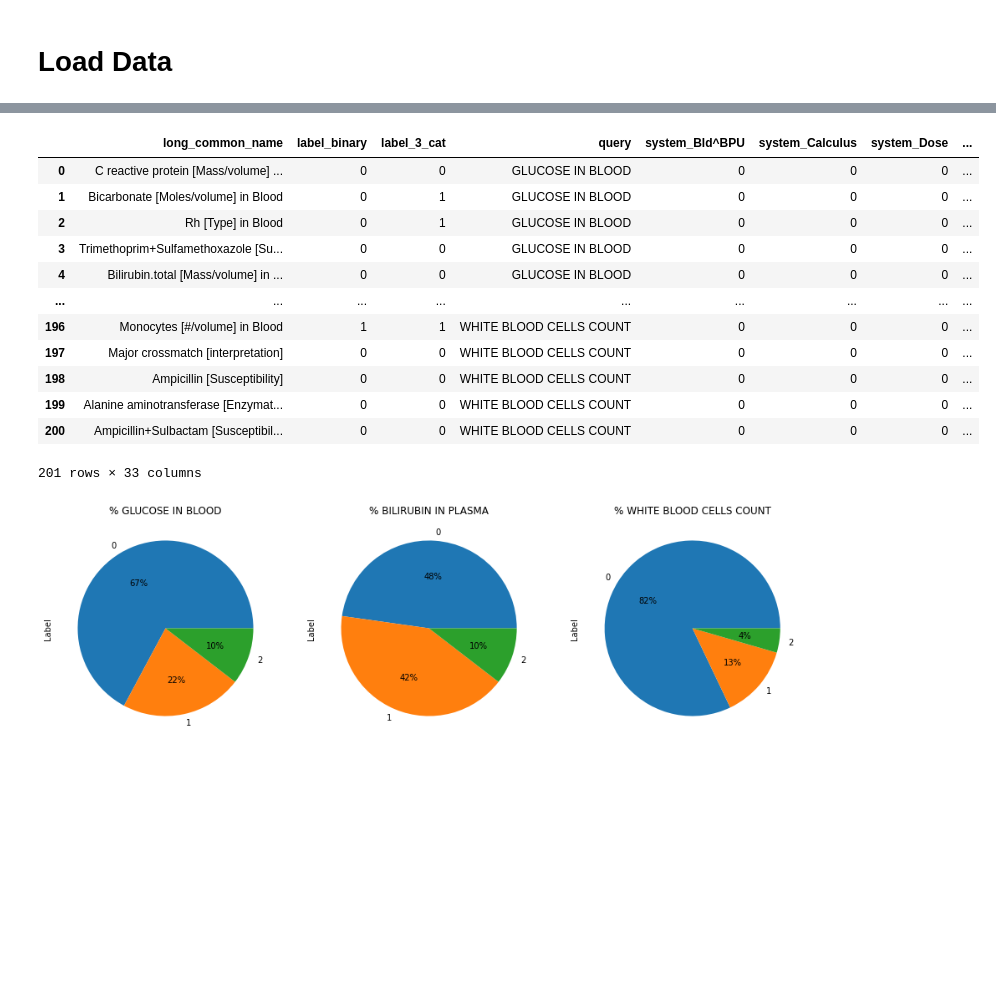
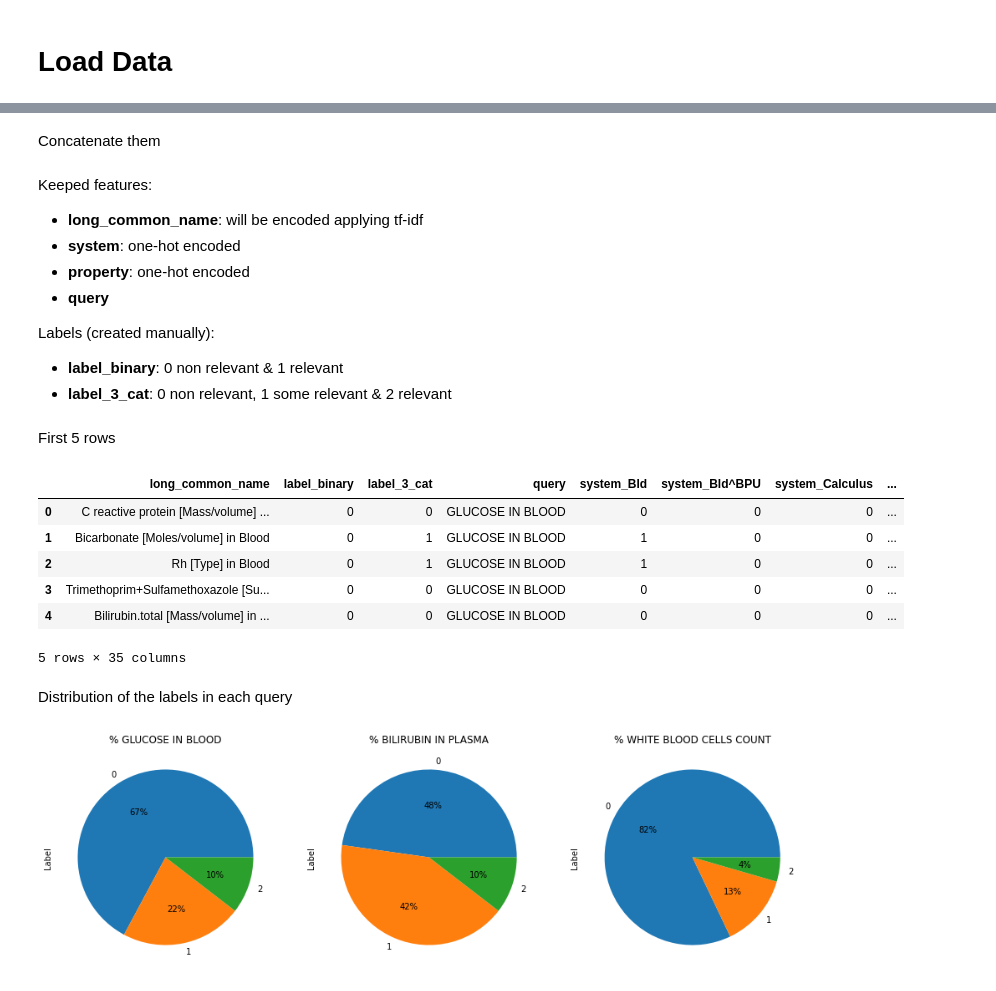
Before and after one commit to Jaimemorillo/Pointwise-ML-Ranking, a Jupyter notebook: Pointwise_LOINC.ipynb, the cells around one changed output, grey strips where cells are left out. Drawn from its saved outputs; the diff is of its cells as text; code cells hidden in the pictures; blank space fills up the shorter version.

```diff
--- a/Pointwise_LOINC.ipynb
+++ b/Pointwise_LOINC.ipynb
@@ -35,30 +39,40 @@ tqdm.pandas()
 df_glucose = pd.read_csv('loinc_dataset-glucose-in-blood.csv', sep=';')
 df_bilirubin = pd.read_csv('loinc_dataset-bilirubin-in-plasma.csv', sep=';')
 df_white_blood_cells = pd.read_csv('loinc_dataset-white-blood-cells-count.csv', sep=';')
+# %% [markdown]
+Concatenate them
 # %%
 df = pd.concat([df_glucose, df_bilirubin, df_white_blood_cells])
 df = df.reset_index(drop=True)
+# %% [markdown]
+Keeped features:
+- **long_common_name**: will be encoded applying tf-idf
+- **system**: one-hot encoded
+- **property**: one-hot encoded
+- **query**
+
+Labels (created manually):
+- **label_binary**: 0 non relevant & 1 relevant
+- **label_3_cat**: 0 non relevant, 1 some relevant & 2 relevant
 # %%
 drop_columns = ['loinc_num', 'component']
 df = df.drop(drop_columns, axis=1)
 
-df = pd.get_dummies(df, columns=['system', 'property'], drop_first=True)
+df = pd.get_dummies(df, columns=['system', 'property'], drop_first=False)
+# %% [markdown]
+First 5 rows
 # %%
-df
+df.head(5)
 # %% [output]
-|  | long_common_name | label_binary | label_3_cat | query | system_Bld^BPU | system_Calculus | system_Dose | ... |
+|  | long_common_name | label_binary | label_3_cat | query | system_Bld | system_Bld^BPU | system_Calculus | ... |
 | 0 | C reactive protein [Mass/volume] ... | 0 | 0 | GLUCOSE IN BLOOD | 0 | 0 | 0 | ... |
-| 1 | Bicarbonate [Moles/volume] in Blood | 0 | 1 | GLUCOSE IN BLOOD | 0 | 0 | 0 | ... |
-| 2 | Rh [Type] in Blood | 0 | 1 | GLUCOSE IN BLOOD | 0 | 0 | 0 | ... |
+| 1 | Bicarbonate [Moles/volume] in Blood | 0 | 1 | GLUCOSE IN BLOOD | 1 | 0 | 0 | ... |
+| 2 | Rh [Type] in Blood | 0 | 1 | GLUCOSE IN BLOOD | 1 | 0 | 0 | ... |
 | 3 | Trimethoprim+Sulfamethoxazole [Su... | 0 | 0 | GLUCOSE IN BLOOD | 0 | 0 | 0 | ... |
 | 4 | Bilirubin.total [Mass/volume] in ... | 0 | 0 | GLUCOSE IN BLOOD | 0 | 0 | 0 | ... |
-| ... | ... | ... | ... | ... | ... | ... | ... | ... |
-| 196 | Monocytes [#/volume] in Blood | 1 | 1 | WHITE BLOOD CELLS COUNT | 0 | 0 | 0 | ... |
-| 197 | Major crossmatch [interpretation] | 0 | 0 | WHITE BLOOD CELLS COUNT | 0 | 0 | 0 | ... |
-| 198 | Ampicillin [Susceptibility] | 0 | 0 | WHITE BLOOD CELLS COUNT | 0 | 0 | 0 | ... |
-| 199 | Alanine aminotransferase [Enzymat... | 0 | 0 | WHITE BLOOD CELLS COUNT | 0 | 0 | 0 | ... |
-| 200 | Ampicillin+Sulbactam [Susceptibil... | 0 | 0 | WHITE BLOOD CELLS COUNT | 0 | 0 | 0 | ... |
-201 rows × 33 columns
+5 rows × 35 columns
+# %% [markdown]
+Distribution of the labels in each query
 # %%
 fig, axes = plt.subplots(1,3, figsize=(16, 5))
 plot1 = df[df['query']=='GLUCOSE IN BLOOD'].label_3_cat.value_counts(normalize=True).plot.pie(autopct='%1.0f%%',
```
Also changed, not shown: parts of 24 cells of this notebook.
